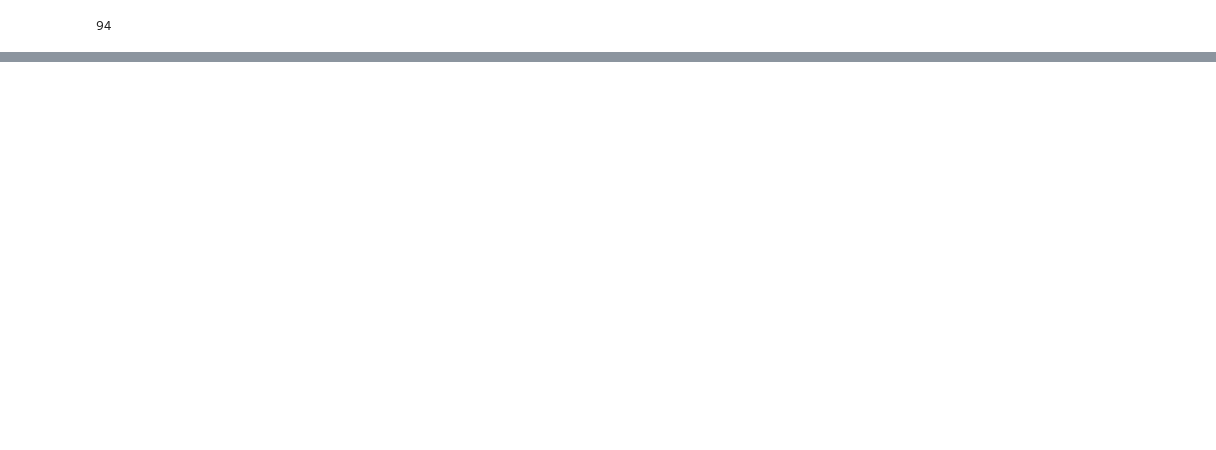
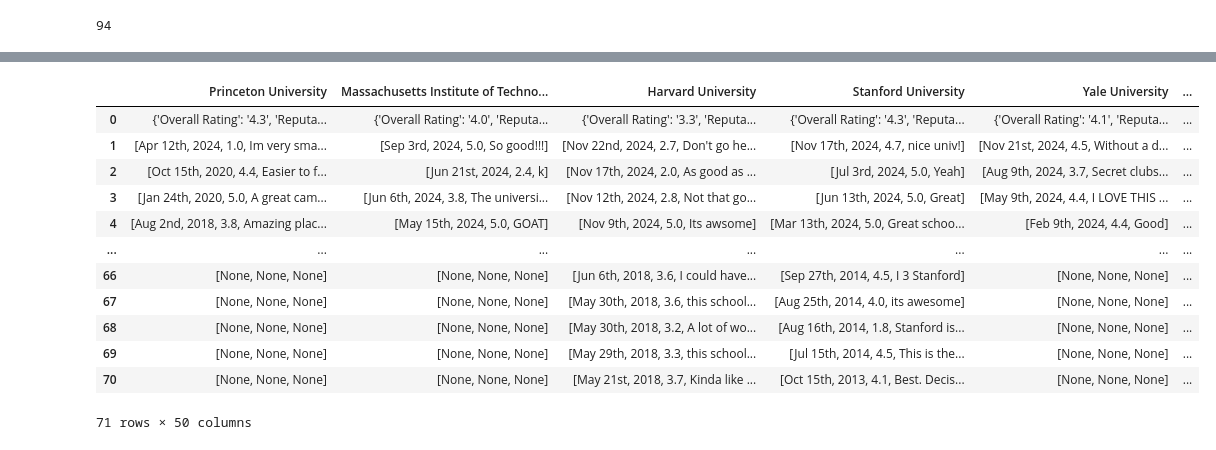
Before and after one commit to Jeanff02/CME538_Byte_Me_Big_Project, a Jupyter notebook: RatemyProfessorScrape.ipynb, the cells around one changed output, grey strips where cells are left out. Cells and saved outputs as stored; diff of their text form; code cells hidden in the pictures; blank space fills up the shorter version.

```diff
--- a/RatemyProfessorScrape.ipynb
+++ b/RatemyProfessorScrape.ipynb
@@ -325,0 +434,2 @@ Scraping reviews for Yale University...
+# %%
+test_frame = df.copy()
@@ -325,0 +450,48 @@ Scraping reviews for Yale University...
+# %%
+# Remove rows containing "Advertisement" in the "University" column
+filtered_frame = test_frame[~test_frame.apply(lambda row: row.astype(str).str.contains("Advertisement", case=False, na=False).any(), axis=1)]
+# %%
+import pandas as pd
+import re
+
+# Function to parse each review
+def parse_review(review):
+    if not isinstance(review, str):
+        return [None, None, None]  # Return placeholders if the review is invalid
+
+    # Extract rating (e.g., "5.0" after "Overall")
+    rating_match = re.search(r'Overall(\d\.\d)', review)
+    rating = rating_match.group(1) if rating_match else None
+
+    # Extract date (e.g., "Jan 24th, 2020")
+    date_match = re.search(r'(Jan|Feb|Mar|Apr|May|Jun|Jul|Aug|Sep|Oct|Nov|Dec) \d{1,2}(st|nd|rd|th)?, \d{4}', review)
+    date = date_match.group(0) if date_match else None
+
+    # Extract comment (text before keywords like "Reputation")
+    comment = re.split(r'Reputation|Location|Opportunities|Facilities|Internet|Food|Clubs|Social|Happiness|Safety|Helpful', review)[0]
+    comment = comment.replace(date if date else '', '').replace(f'Overall{rating}' if rating else '', '').strip()
+
+    return [date, rating, comment]
+# Apply the function to the DataFrame
+parsed_reviews = pd.DataFrame({col: filtered_frame[col].iloc[1:].apply(parse_review) for col in filtered_frame.columns})
+
+parsed_reviews.loc[-1] = filtered_frame.iloc[0]  # This will add the first row back to the top
+parsed_reviews.index = parsed_reviews.index + 1  # Reindex the dataframe
+parsed_reviews = parsed_reviews.sort_index()  # Sort by index to restore the original order
+parsed_reviews.reset_index(drop=True, inplace=True)
+# %%
+parsed_reviews
+# %% [output]
+|  | Princeton University | Massachusetts Institute of Techno... | Harvard University | Stanford University | Yale University | ... |
+| 0 | {'Overall Rating': '4.3', 'Reputa... | {'Overall Rating': '4.0', 'Reputa... | {'Overall Rating': '3.3', 'Reputa... | {'Overall Rating': '4.3', 'Reputa... | {'Overall Rating': '4.1', 'Reputa... | ... |
+| 1 | [Apr 12th, 2024, 1.0, Im very sma... | [Sep 3rd, 2024, 5.0, So good!!!] | [Nov 22nd, 2024, 2.7, Don't go he... | [Nov 17th, 2024, 4.7, nice univ!] | [Nov 21st, 2024, 4.5, Without a d... | ... |
+| 2 | [Oct 15th, 2020, 4.4, Easier to f... | [Jun 21st, 2024, 2.4, k] | [Nov 17th, 2024, 2.0, As good as ... | [Jul 3rd, 2024, 5.0, Yeah] | [Aug 9th, 2024, 3.7, Secret clubs... | ... |
+| 3 | [Jan 24th, 2020, 5.0, A great cam... | [Jun 6th, 2024, 3.8, The universi... | [Nov 12th, 2024, 2.8, Not that go... | [Jun 13th, 2024, 5.0, Great] | [May 9th, 2024, 4.4, I LOVE THIS ... | ... |
+| 4 | [Aug 2nd, 2018, 3.8, Amazing plac... | [May 15th, 2024, 5.0, GOAT] | [Nov 9th, 2024, 5.0, Its awsome] | [Mar 13th, 2024, 5.0, Great schoo... | [Feb 9th, 2024, 4.4, Good] | ... |
+| ... | ... | ... | ... | ... | ... | ... |
+| 66 | [None, None, None] | [None, None, None] | [Jun 6th, 2018, 3.6, I could have... | [Sep 27th, 2014, 4.5, I 3 Stanford] | [None, None, None] | ... |
+| 67 | [None, None, None] | [None, None, None] | [May 30th, 2018, 3.6, this school... | [Aug 25th, 2014, 4.0, its awesome] | [None, None, None] | ... |
+| 68 | [None, None, None] | [None, None, None] | [May 30th, 2018, 3.2, A lot of wo... | [Aug 16th, 2014, 1.8, Stanford is... | [None, None, None] | ... |
+| 69 | [None, None, None] | [None, None, None] | [May 29th, 2018, 3.3, this school... | [Jul 15th, 2014, 4.5, This is the... | [None, None, None] | ... |
+| 70 | [None, None, None] | [None, None, None] | [May 21st, 2018, 3.7, Kinda like ... | [Oct 15th, 2013, 4.1, Best. Decis... | [None, None, None] | ... |
+71 rows × 50 columns
```
Also changed, not shown: parts of 10 cells of this notebook, 2 other files.
